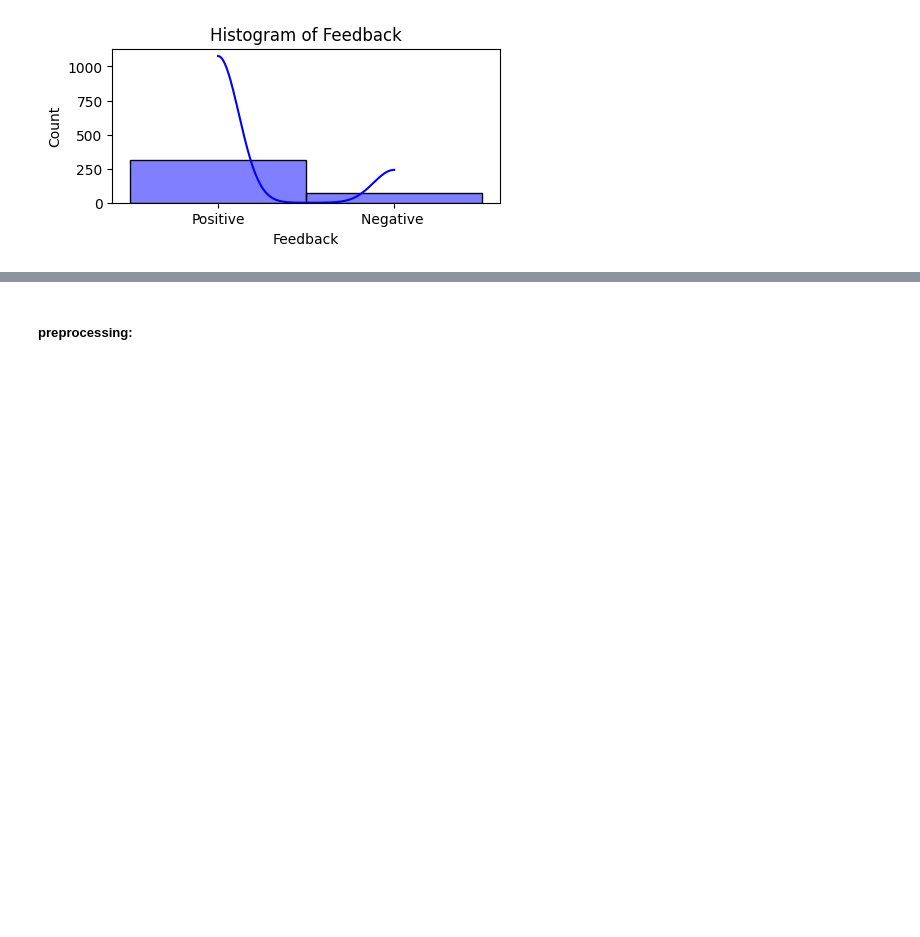
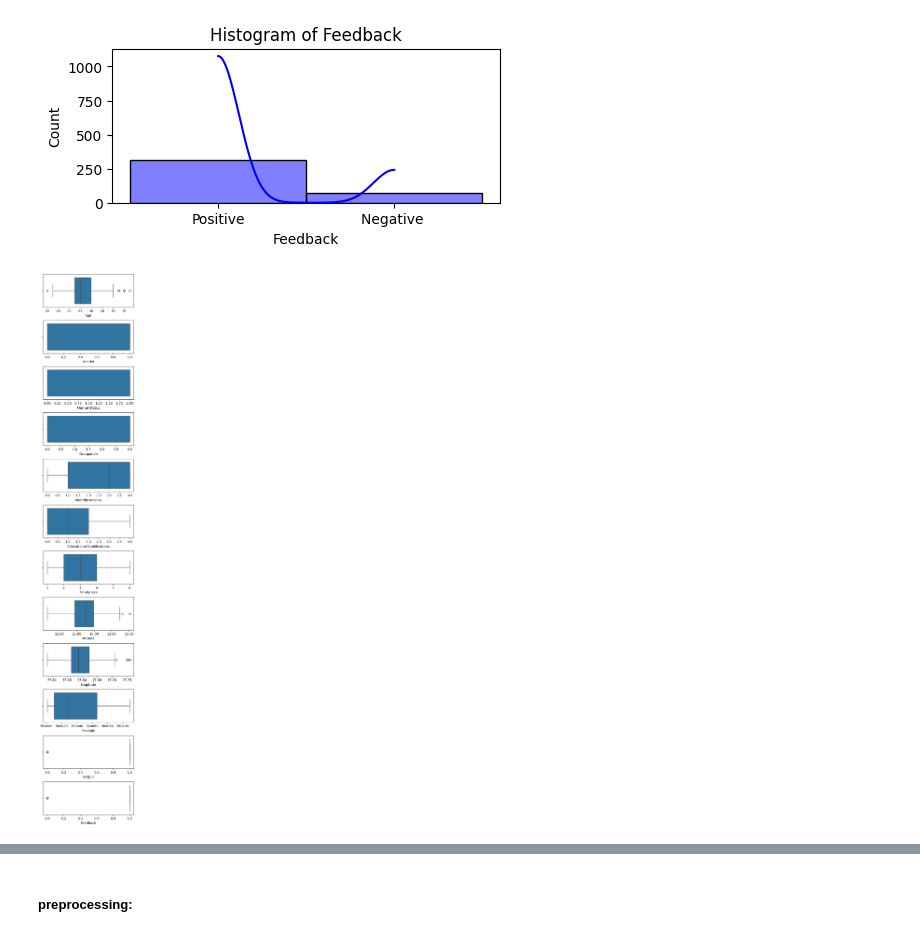
Before and after one commit to montmsn/ML_online_food_dataset, a Jupyter notebook: main.ipynb, the cells around one changed output, grey strips where cells are left out. Saved outputs shown, nothing was run; the diff lists cells and outputs as text; code cells hidden in the pictures; blank space fills up the shorter version.

Commit message:
completing data visualization-adding pie chart and boxplot

```diff
--- a/main.ipynb
+++ b/main.ipynb
@@ -48,3 +48,10 @@ for column in columns:
 [figure]
 [figure]
 [figure]
+# %%
+fig, ax = plt.subplots(nrows=len(columns), ncols=1, figsize=(5,30))
+fig.subplots_adjust(hspace=0.4)
+for i, column in enumerate(columns):
+    sns.boxplot(x=column, data=df, ax=ax[i])
+# %% [output]
+[figure, added]
```
Also changed, not shown: parts of 3 cells of this notebook.
